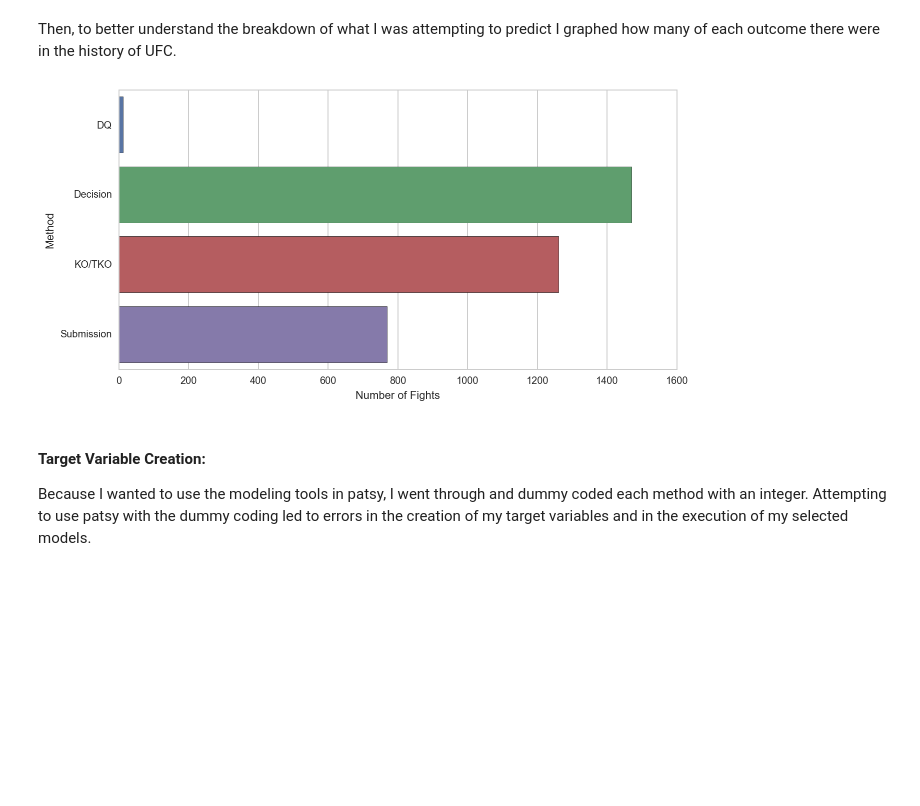
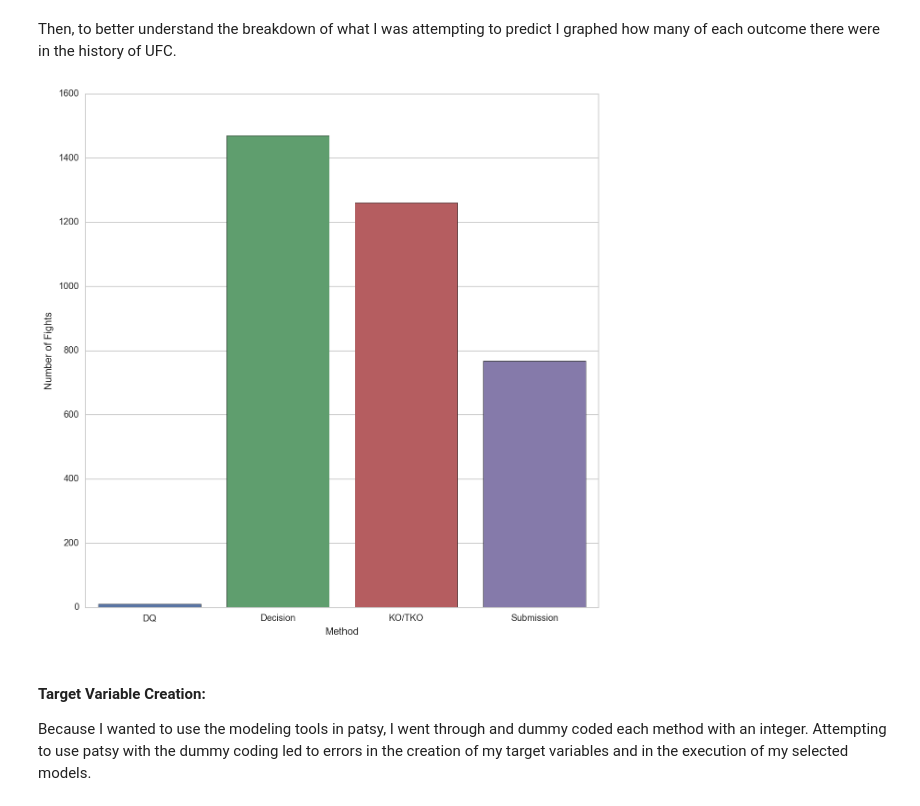
Before and after one commit to michael-j-sanders/DSI-SF-1-msanders2288, a Jupyter notebook: Capstone_UFC/UFC_Modeling_Part_1.ipynb, the cells around one changed output. Drawn from its saved outputs; the diff is of its cells as text; code cells hidden in the pictures; blank space fills up the shorter version.

```diff
--- a/Capstone_UFC/UFC_Modeling_Part_1.ipynb
+++ b/Capstone_UFC/UFC_Modeling_Part_1.ipynb
@@ -153,9 +153,9 @@ Then, to better understand the breakdown of what I was attempting to predict I g
 # %%
 fights_by_dec = fights.groupby(['method'])['f1result'].count()
 fights_by_dec = pd.DataFrame(fights_by_dec)
 fights_by_dec = fights_by_dec.reset_index()
-plt.figure(figsize = (10,5))
-sns.barplot(x = 'f1result', y = 'method', data = fights_by_dec)
-sns.axlabel(xlabel = 'Number of Fights', ylabel = 'Method')
+plt.figure(figsize = (10,10))
+sns.barplot(x = 'method', y = 'f1result', data = fights_by_dec)
+sns.axlabel(xlabel = 'Method', ylabel = 'Number of Fights')
 # %% [output]
-[figure, old version]
+[figure, new version]
```
Also changed, not shown: parts of 24 cells of this notebook.
